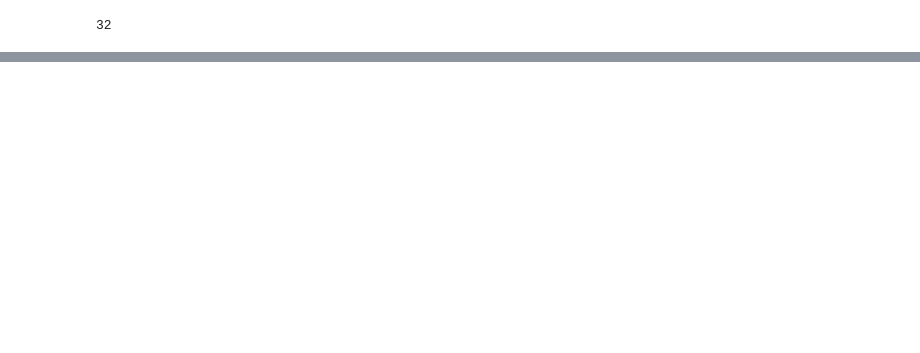
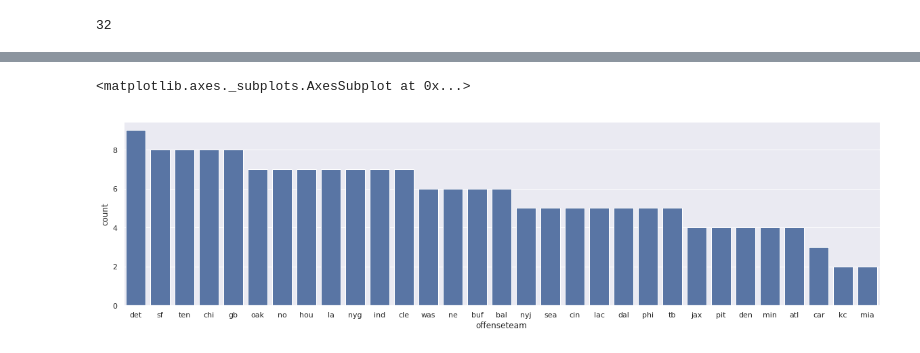
Before and after one commit to rlucioni/nfl, a Jupyter notebook: nfl.ipynb, the cells around one changed output, grey strips where cells are left out. Cells and saved outputs as stored; diff of their text form; code cells hidden in the pictures; blank space fills up the shorter version.

```diff
--- a/nfl.ipynb
+++ b/nfl.ipynb
@@ -179,0 +201,7 @@ sns.countplot(x='offenseteam', data=td_df, order=td_df.offenseteam.value_counts(
+# %%
+scale()
+fg_df = df[df.playtype == 'field goal']
+sns.countplot(x=fg_df.offenseteam, order=fg_df.offenseteam.value_counts().index, color='b')
+# %% [output]
+<matplotlib.axes._subplots.AxesSubplot at 0x...>
+[figure, added]
```
Also changed, not shown: parts of 14 cells of this notebook, 1 other file.
